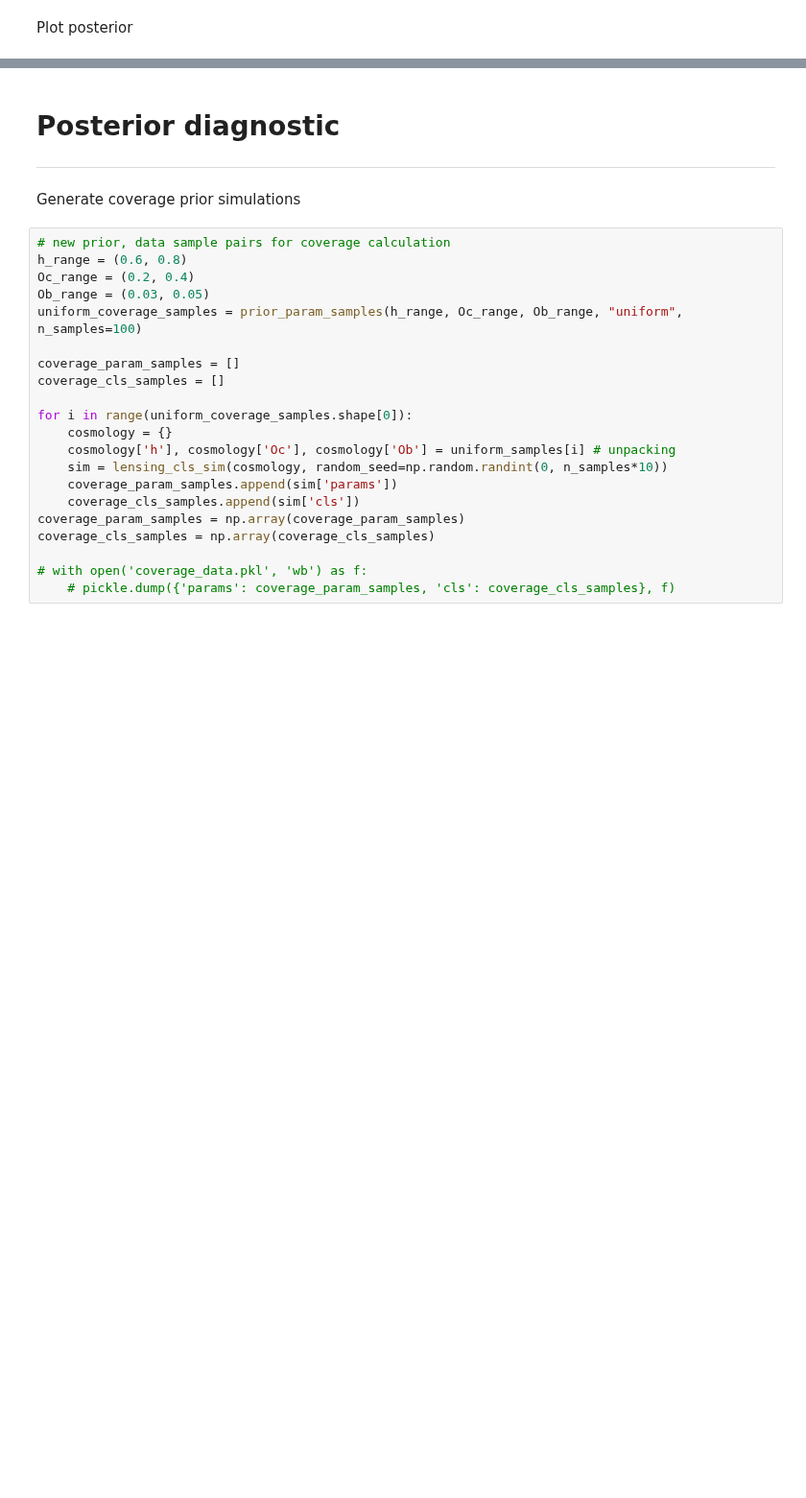
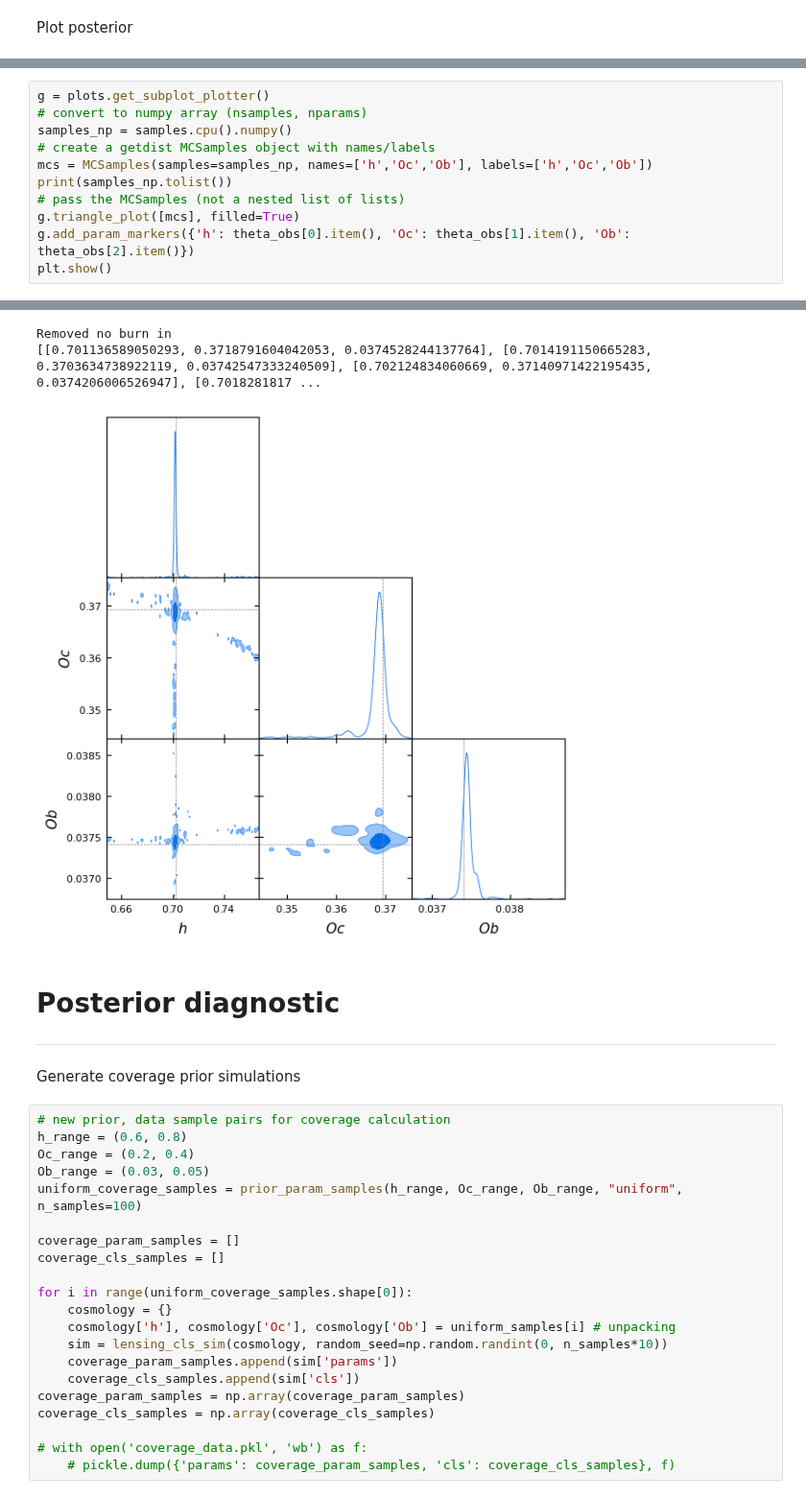
Before and after one commit to astro-informatics/sbi_tutorial, a Jupyter notebook: sbi_demo.ipynb, the cells around one changed output, grey strips where cells are left out. Shown at 96% size. Cells and saved outputs as stored; diff of their text form; blank space fills up the shorter version.

```diff
--- a/sbi_demo.ipynb
+++ b/sbi_demo.ipynb
@@ -523,0 +509,12 @@ _ = pairplot(samples.cpu().numpy(), figsize=(5,5), labels=['h', 'Oc', 'Ob'])
+# %%
+g = plots.get_subplot_plotter()
+# convert to numpy array (nsamples, nparams)
+samples_np = samples.cpu().numpy()
+# create a getdist MCSamples object with names/labels
+mcs = MCSamples(samples=samples_np, names=['h','Oc','Ob'], labels=['h','Oc','Ob'])
+print(samples_np.tolist())
+# pass the MCSamples (not a nested list of lists)
+g.triangle_plot([mcs], filled=True)
+g.add_param_markers({'h': theta_obs[0].item(), 'Oc': theta_obs[1].item(), 'Ob': theta_obs[2].item()})
+plt.show()
+# %% [output]
@@ -524,3 +522,6 @@ _ = pairplot(samples.cpu().numpy(), figsize=(5,5), labels=['h', 'Oc', 'Ob'])
+Removed no burn in
+[[0.701136589050293, 0.3718791604042053, 0.0374528244137764], [0.7014191150665283, 0.3703634738922119, 0.03742547333240509], [0.702124834060669, 0.37140971422195435, 0.0374206006526947], [0.7018281817 ...
+[figure, added]
 # %% [markdown]
 # Posterior diagnostic
 ---
```
Also changed, not shown: parts of 14 cells of this notebook, 21 other files.
